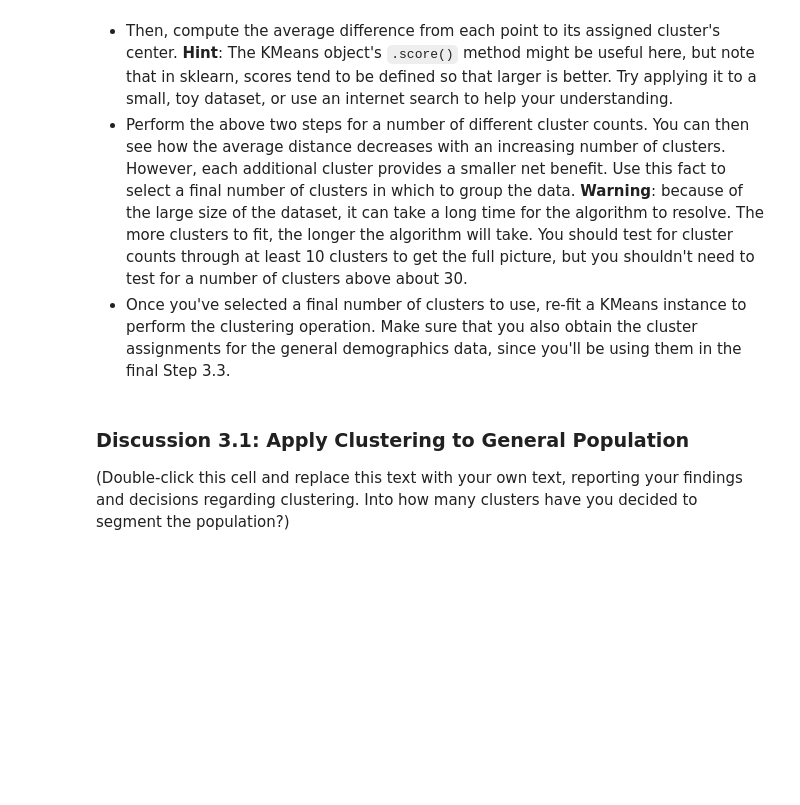
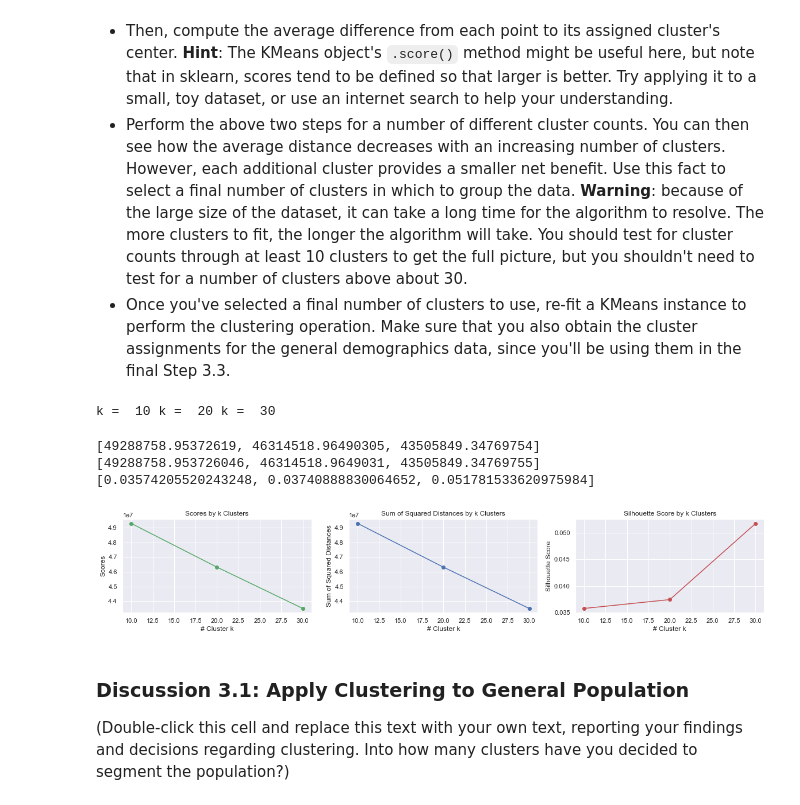
Before and after one commit to brosales8/customer_segmentation, a Jupyter notebook: Identify_Customer_Segments.ipynb, the cells around one changed output. Saved outputs shown, nothing was run; the diff lists cells and outputs as text; code cells hidden in the pictures; blank space fills up the shorter version.

```diff
--- a/Identify_Customer_Segments.ipynb
+++ b/Identify_Customer_Segments.ipynb
@@ -1127,38 +1131,54 @@ silhouette = []
 scores = []
 ssd = []
 start = 10
-end = 30
+end = 40
 
 # Try a range of k cluster and calculates 3 metrics (score, sum square distance and silhouette score)
-for k in range(start,end):
+for k in range(start,end,10):
+    print('k = ', k, end=' ')
     km = KMeans(k, random_state=42).fit(X_pca)
     scores.append(abs(km.score(X_pca)))
     ssd.append(km.inertia_)
     silhouette.append(silhouette_score(X_pca, km.labels_))
+# %% [output]
+k =  10 k =  20 k =  30
+# %%
+print(scores)
+print(ssd)
+print(silhouette)
+# %% [output]
+[49288758.95372619, 46314518.96490305, 43505849.34769754]
+[49288758.953726046, 46314518.9649031, 43505849.34769755]
+[0.03574205520243248, 0.03740888830064652, 0.051781533620975984]
 # %%
 # Investigate the change in within-cluster distance across number of clusters.
 # HINT: Use matplotlib's plot function to visualize this relationship.
 
-ind = range(start,end)
+def plot_scores(k, s_scores, s_ssd, s_silhouette ):
 
-# Plot Score metric
-plt.figure(figsize=(17, 8))
-plt.subplot(1,3,1)
-plt.plot(ind, scores, 'o')
-plt.ylabel("Scores")
-plt.xlabel("# Cluster k")
-plt.title('Scores by k Clusters')
+    # Plot Score metric
+    plt.figure(figsize=(20, 3))
+    plt.subplot(1,3,1)
+    plt.plot(k, s_scores,'o-', color='g')
+    plt.ylabel("Scores")
+    plt.xlabel("# Cluster k")
+    plt.title('Scores by k Clusters')
 
-# Plot SSD metric
-plt.subplot(1,3,2)
-plt.plot(ind, ssd, 'o')
-plt.ylabel("Sum of Squared Distances")
-plt.xlabel("# Cluster k")
-plt.title('Sum of Squared Distances by k Clusters')
+    # Plot SSD metric
+    plt.subplot(1,3,2)
+    plt.plot(k, s_ssd, 'o-', color='b')
+    plt.ylabel("Sum of Squared Distances")
+    plt.xlabel("# Cluster k")
+    plt.title('Sum of Squared Distances by k Clusters')
 
-# Plot Silhouette Score metric
-plt.subplot(1,3,3)
-plt.plot(ind, silhouette, 'o')
-plt.ylabel("Silhouette Score")
-plt.xlabel("# Cluster k")
-plt.title('Silhouette Score by k Clusters')
+    # Plot Silhouette Score metric
+    plt.subplot(1,3,3)
+    plt.plot(k, s_silhouette,'o-', color='r')
+    plt.ylabel("Silhouette Score")
+    plt.xlabel("# Cluster k")
+    plt.title('Silhouette Score by k Clusters')
+
+k = [10, 20, 30]
+plot_scores(k, scores, ssd, silhouette)
+# %% [output]
+[figure, added]
```
Also changed, not shown: parts of 8 cells of this notebook.
